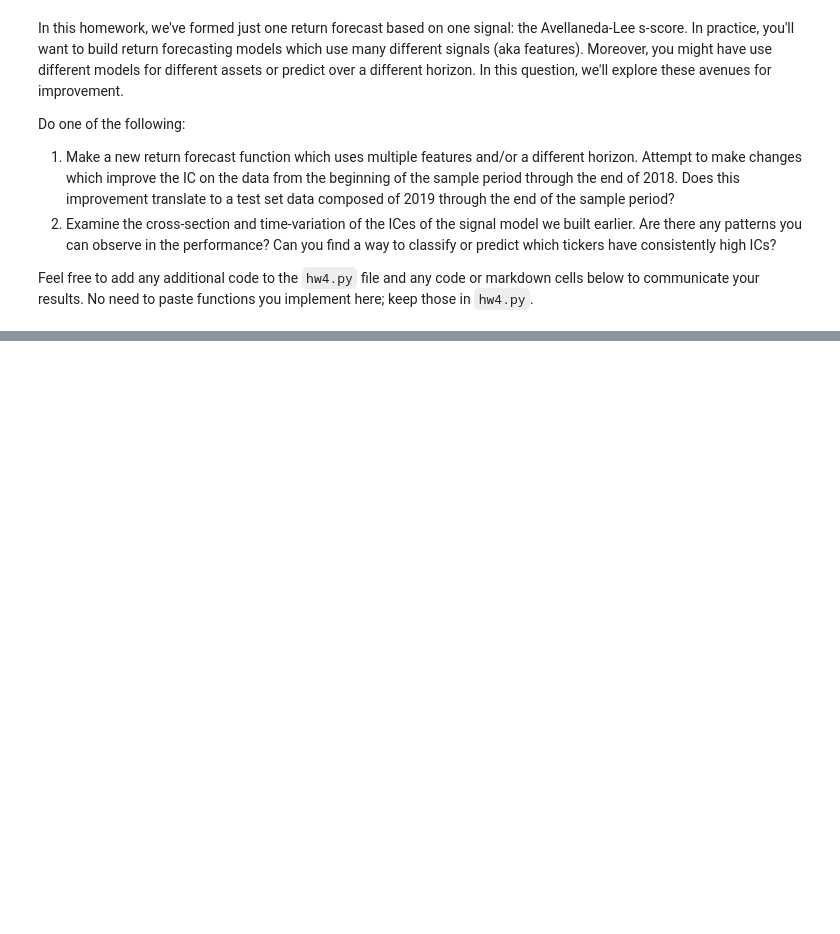
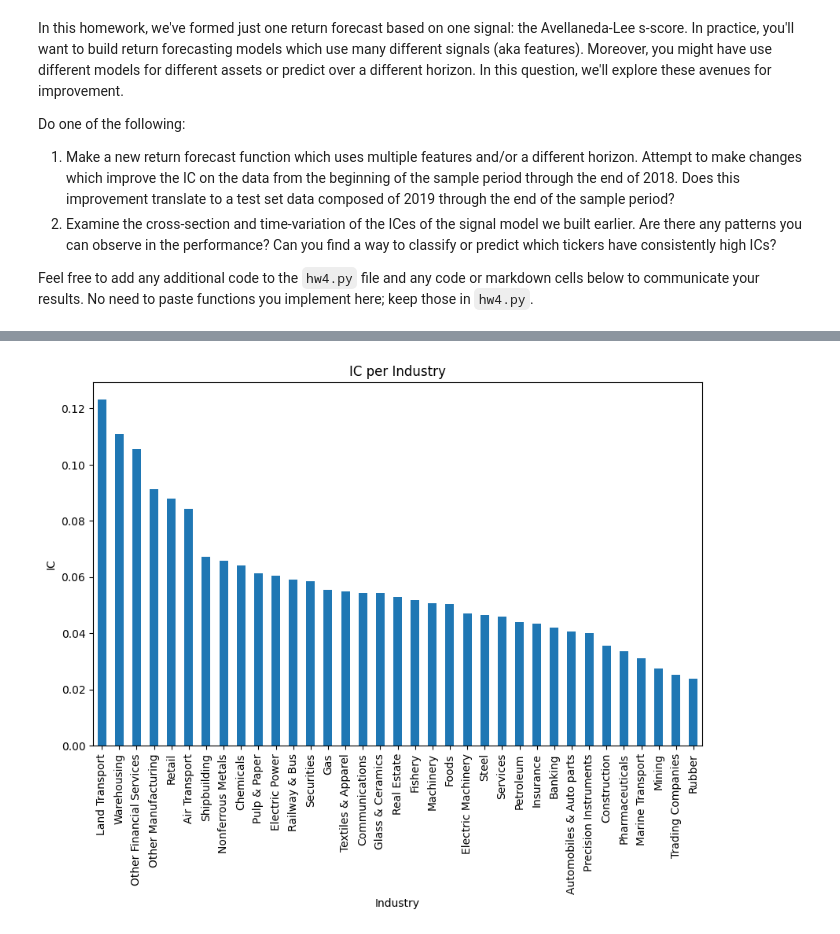
Before and after one commit to BjornThor123/Statistical_Arbitrage_Stanford_MS-E244, a Jupyter notebook: Homework 4/MSE244_HW4.ipynb, the cells around one changed output, grey strips where cells are left out. Saved outputs shown, nothing was run; the diff lists cells and outputs as text; code cells hidden in the pictures; blank space fills up the shorter version.

```diff
--- a/Homework 4/MSE244_HW4.ipynb
+++ b/Homework 4/MSE244_HW4.ipynb
@@ -1282,0 +1317,10 @@ Feel free to add any additional code to the `hw4.py` file and any code or markdo
+# %%
+ic_per_industry = metadata.groupby('Industry')['IC'].mean()
+ic_per_industry = ic_per_industry.sort_values(ascending=False)
+ic_per_industry.plot(kind='bar', figsize=(10, 6))
+plt.title('IC per Industry')
+plt.xlabel('Industry')
+plt.ylabel('IC')
+plt.show()
+# %% [output]
+[figure, added]
```
Also changed, not shown: parts of 10 cells of this notebook.
